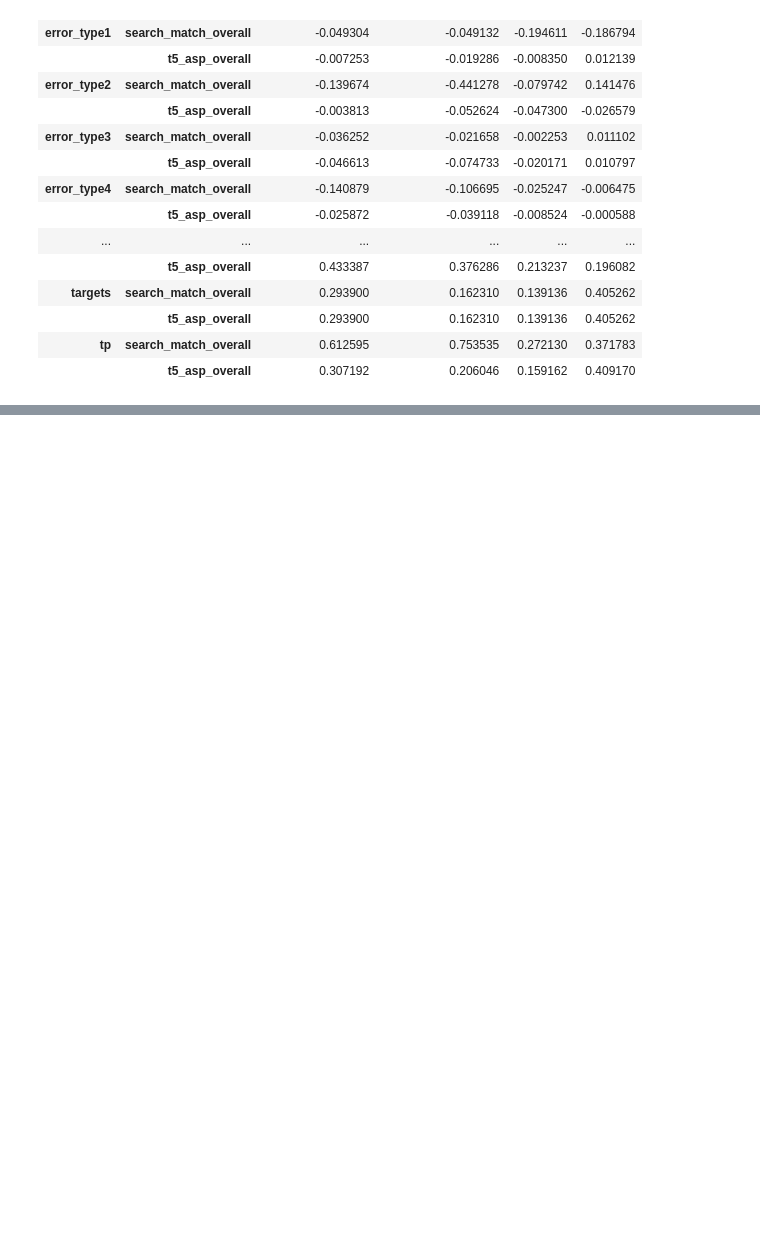
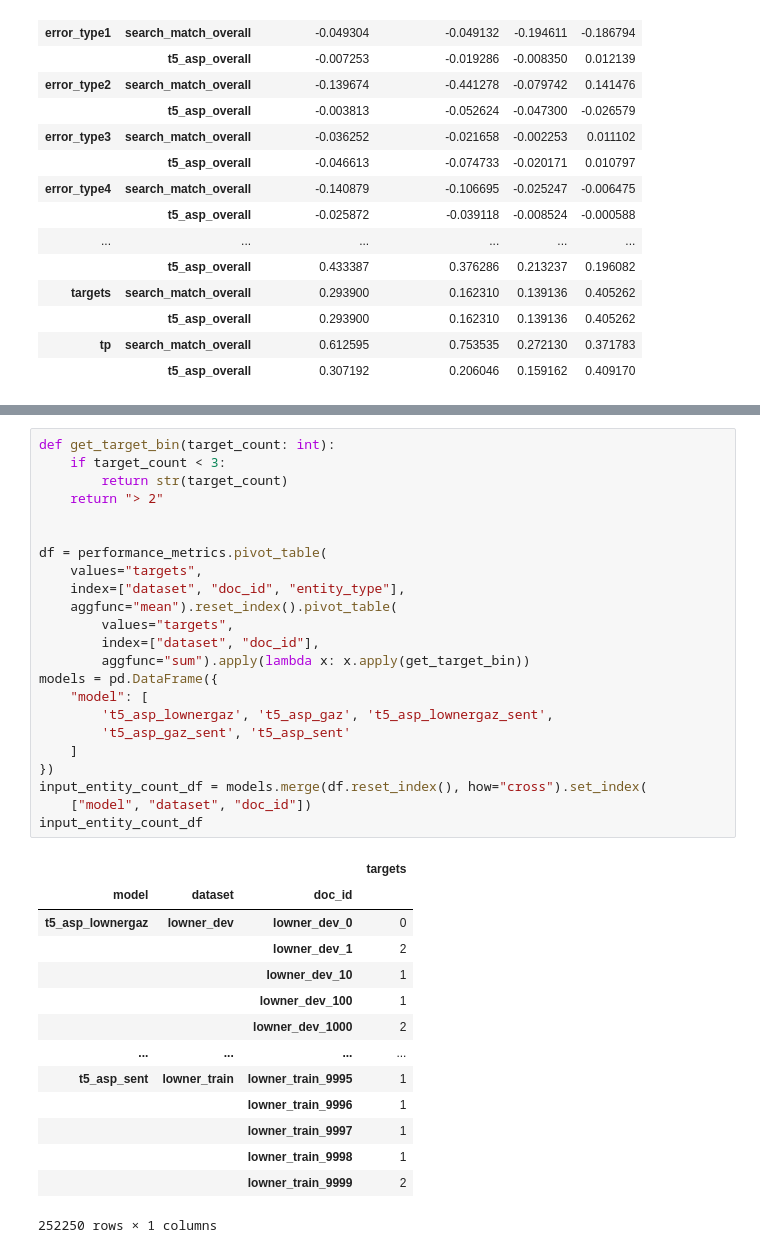
Before and after one commit to roebbert92/thesis, a Jupyter notebook: evaluations/01_performance.ipynb, the cells around one changed output, grey strips where cells are left out. Cells and saved outputs as stored; diff of their text form; blank space fills up the shorter version.

```diff
--- a/evaluations/01_performance.ipynb
+++ b/evaluations/01_performance.ipynb
@@ -759,0 +781,38 @@ pearson_corr_df[(pearson_corr_df["dataset"] == "lowner_test") & (pearson_corr_df
+# %%
+def get_target_bin(target_count: int):
+    if target_count < 3:
+        return str(target_count)
+    return "> 2"
+
+
+df = performance_metrics.pivot_table(
+    values="targets",
+    index=["dataset", "doc_id", "entity_type"],
+    aggfunc="mean").reset_index().pivot_table(
+        values="targets",
+        index=["dataset", "doc_id"],
+        aggfunc="sum").apply(lambda x: x.apply(get_target_bin))
+models = pd.DataFrame({
+    "model": [
+        't5_asp_lownergaz', 't5_asp_gaz', 't5_asp_lownergaz_sent',
+        't5_asp_gaz_sent', 't5_asp_sent'
+    ]
+})
+input_entity_count_df = models.merge(df.reset_index(), how="cross").set_index(
+    ["model", "dataset", "doc_id"])
+input_entity_count_df
+# %% [output]
+|  |  |  | targets |
+| model | dataset | doc_id |  |
+| t5_asp_lownergaz | lowner_dev | lowner_dev_0 | 0 |
+|  |  | lowner_dev_1 | 2 |
+|  |  | lowner_dev_10 | 1 |
+|  |  | lowner_dev_100 | 1 |
+|  |  | lowner_dev_1000 | 2 |
+| ... | ... | ... | ... |
+| t5_asp_sent | lowner_train | lowner_train_9995 | 1 |
+|  |  | lowner_train_9996 | 1 |
+|  |  | lowner_train_9997 | 1 |
+|  |  | lowner_train_9998 | 1 |
+|  |  | lowner_train_9999 | 2 |
+252250 rows × 1 columns
```
Also changed, not shown: parts of 13 cells of this notebook, 1 other file.
